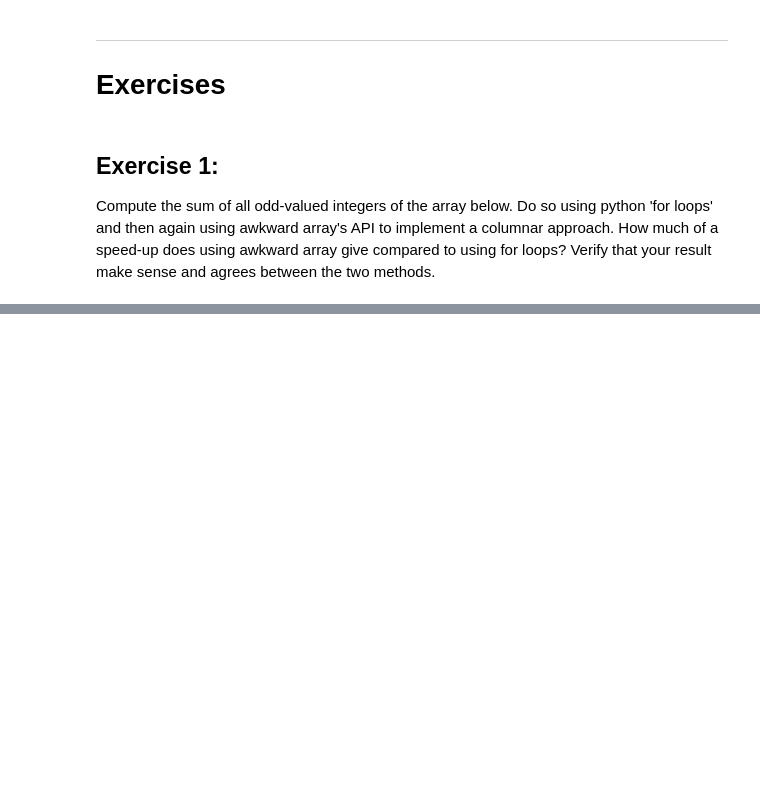
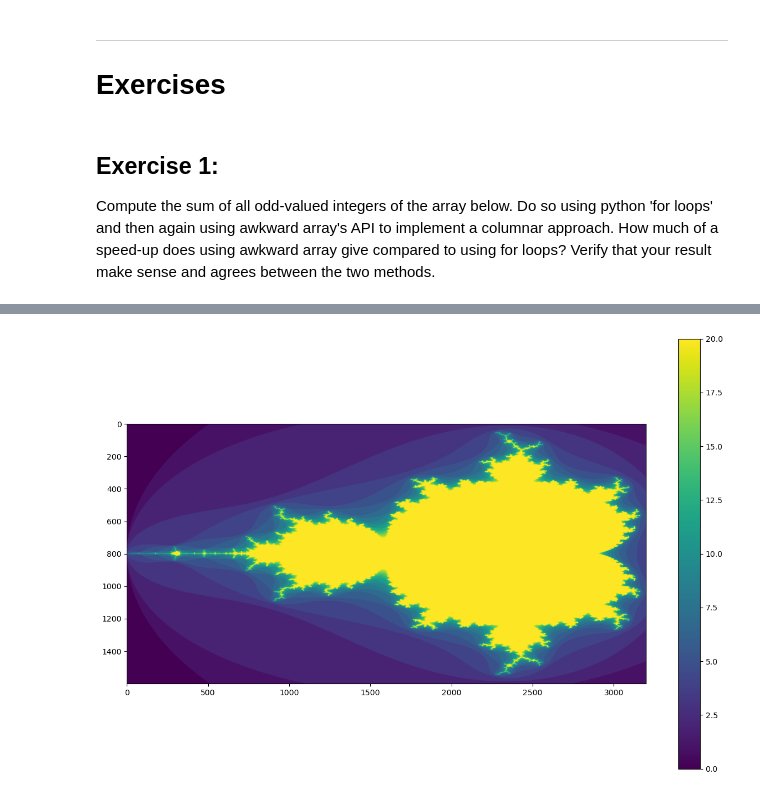
Before and after one commit to fstrug/C2P2sem2025-PythonExercises, a Jupyter notebook: Day1-Awkward/0 - Awkward_quickstart.ipynb, the cells around one changed output, grey strips where cells are left out. Drawn from its saved outputs; the diff is of its cells as text; code cells hidden in the pictures; blank space fills up the shorter version.

```diff
--- a/Day1-Awkward/0 - Awkward_quickstart.ipynb
+++ b/Day1-Awkward/0 - Awkward_quickstart.ipynb
@@ -311,0 +256,22 @@ make_plot_precip(ak_data_CQT, "Los Angeles, CA")
+# %%
+%%time
+### Numpy
+def run_numpy(height, width, real_min=-2, real_max=0.5, imag_min=-1.2, imag_max=1.2):
+    y, x = np.ogrid[imag_min:imag_max:height*1j, real_min:real_max:width*1j]
+    c = x + y*1j
+
+    z = np.zeros(c.shape, dtype=np.complex128)       # initial values of all elements of z are 0
+    picture = np.full(c.shape, 20, dtype=np.int64)   # initial values of all pixels are 20
+
+    for i in range(20):
+        z = z**2 + c
+        picture[(picture == 20) & (abs(z) > 2)] = i
+
+    return picture
+
+fig, ax = plt.subplots(1, 1, figsize=(15, 10))
+
+with np.errstate(over="ignore", invalid="ignore"):   # ignore warnings about inf and nan values in z
+    im = ax.imshow(run_numpy(1600, 3200));
+    plt.colorbar(im)
+# %% [output]
@@ -311,0 +280 @@ make_plot_precip(ak_data_CQT, "Los Angeles, CA")
+[figure, added]
```
Also changed, not shown: parts of 9 cells of this notebook.
